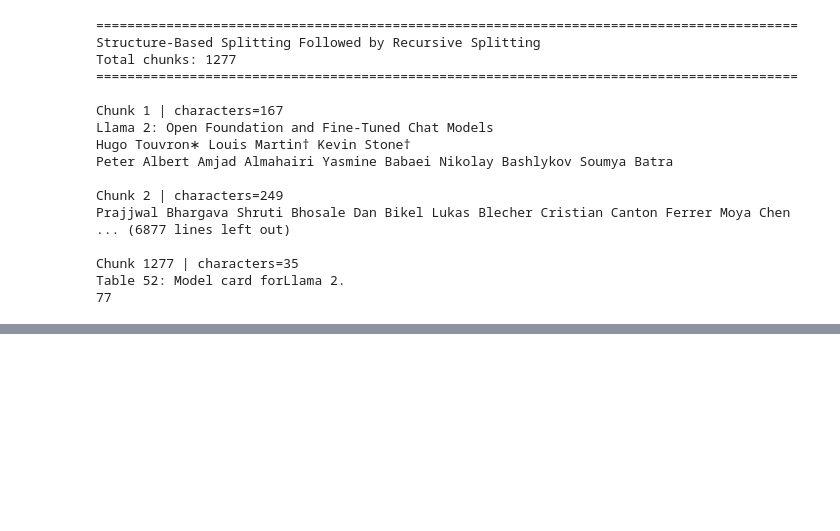
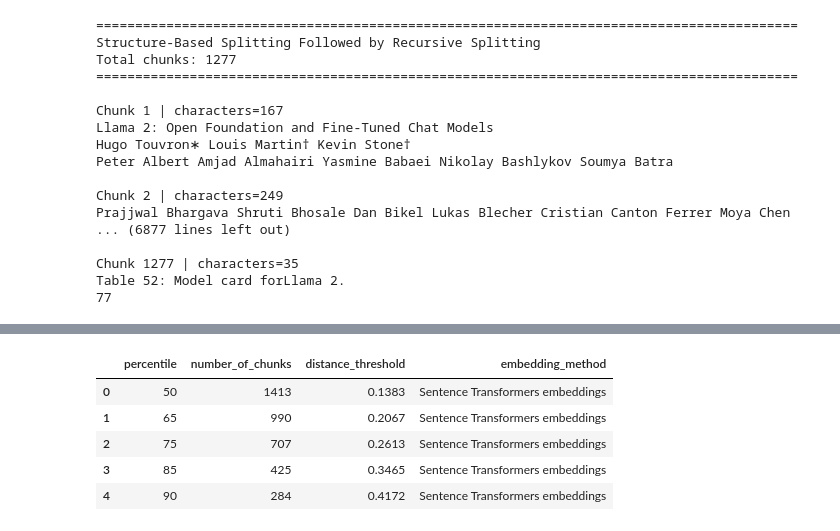
Before and after one commit to Rakesh5699/Gen-AI_notes, a Jupyter notebook: 10_Rag/05_Chunking/01_Chunking_Methods.ipynb, the cells around one changed output, grey strips where cells are left out. Drawn from its saved outputs; the diff is of its cells as text; code cells hidden in the pictures; blank space fills up the shorter version.

```diff
--- a/10_Rag/05_Chunking/01_Chunking_Methods.ipynb
+++ b/10_Rag/05_Chunking/01_Chunking_Methods.ipynb
@@ -775,0 +998,30 @@ Table 52: Model card forLlama 2.
+# %%
+threshold_experiment = []
+
+for percentile in [50, 65, 75, 85, 90]:
+    chunks, analysis, method = semantic_chunking(
+        text=document,
+        breakpoint_percentile=percentile,
+        buffer_size=1,
+    )
+
+    threshold_experiment.append(
+        {
+            "percentile": percentile,
+            "number_of_chunks": len(chunks),
+            "distance_threshold": round(
+                analysis.attrs.get("threshold", 0),
+                4,
+            ),
+            "embedding_method": method,
+        }
+    )
+
+display(pd.DataFrame(threshold_experiment))
+# %% [output]
+|  | percentile | number_of_chunks | distance_threshold | embedding_method |
+| 0 | 50 | 1413 | 0.1383 | Sentence Transformers embeddings |
+| 1 | 65 | 990 | 0.2067 | Sentence Transformers embeddings |
+| 2 | 75 | 707 | 0.2613 | Sentence Transformers embeddings |
+| 3 | 85 | 425 | 0.3465 | Sentence Transformers embeddings |
+| 4 | 90 | 284 | 0.4172 | Sentence Transformers embeddings |
```
Also changed, not shown: parts of 19 cells of this notebook, 29 other files.
